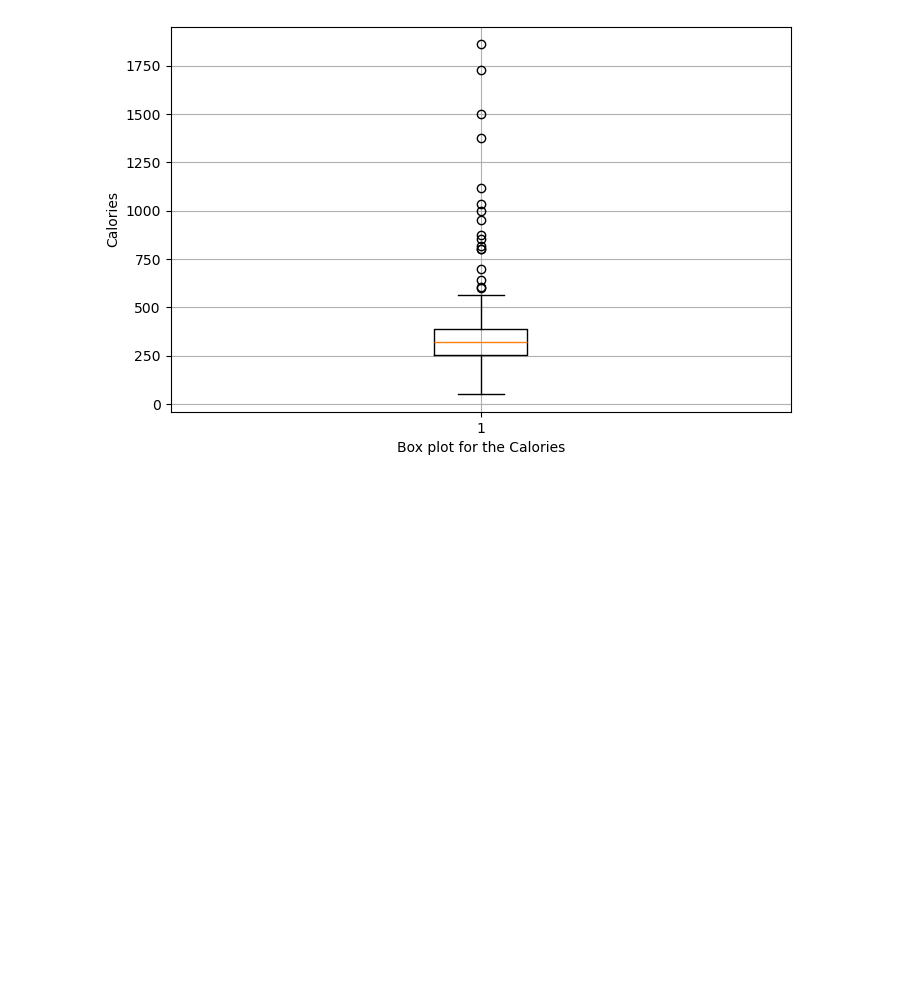
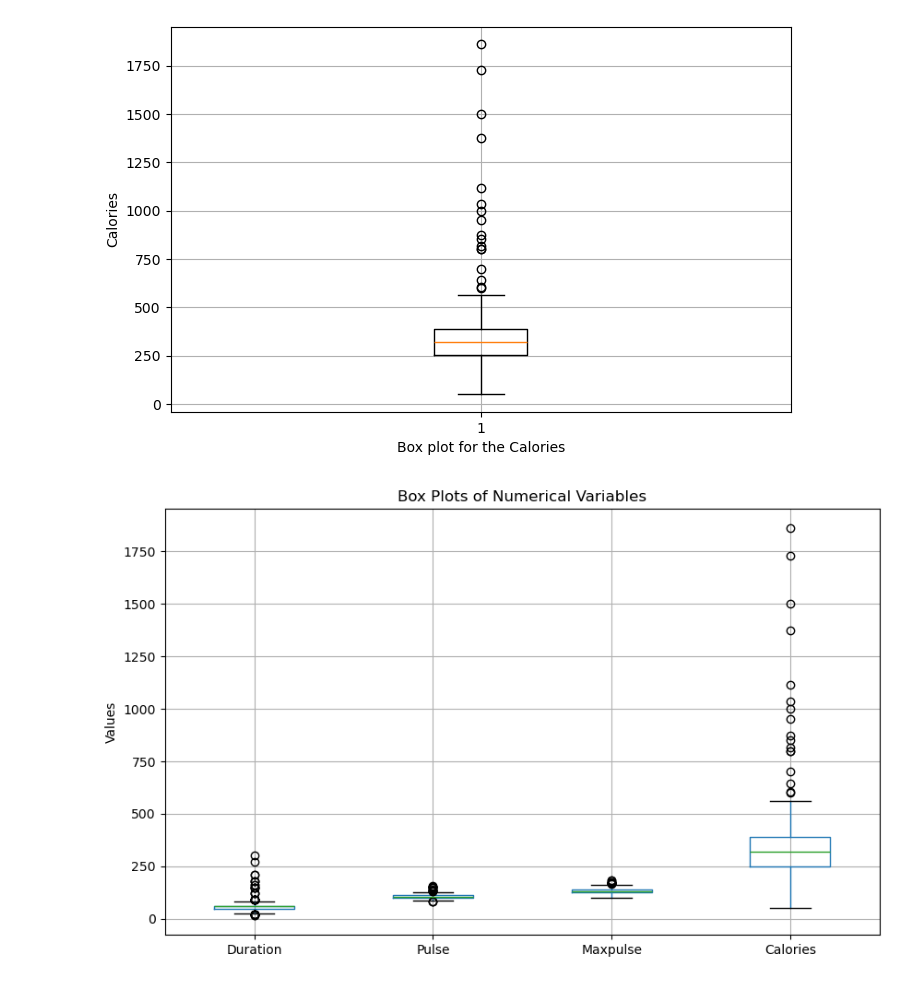
Before and after one commit to aryandhiman01/DataScience_ST, a Jupyter notebook: 16_June_ST.ipynb, the cells around one changed output. Cells and saved outputs as stored; diff of their text form; code cells hidden in the pictures; blank space fills up the shorter version.

```diff
--- a/16_June_ST.ipynb
+++ b/16_June_ST.ipynb
@@ -127,3 +137,13 @@ plt.grid(True)
 plt.show()
 # %% [output]
 [figure]
+# %%
+#Ques:12-
+import matplotlib.pyplot as plt
+plt.figure(figsize=(10,6))
+df[["Duration", "Pulse", "Maxpulse", "Calories"]].boxplot()
+plt.title("Box Plots of Numerical Variables")
+plt.ylabel("Values")
+plt.show()
+# %% [output]
+[figure, added]
```
Also changed, not shown: parts of 22 cells of this notebook.
